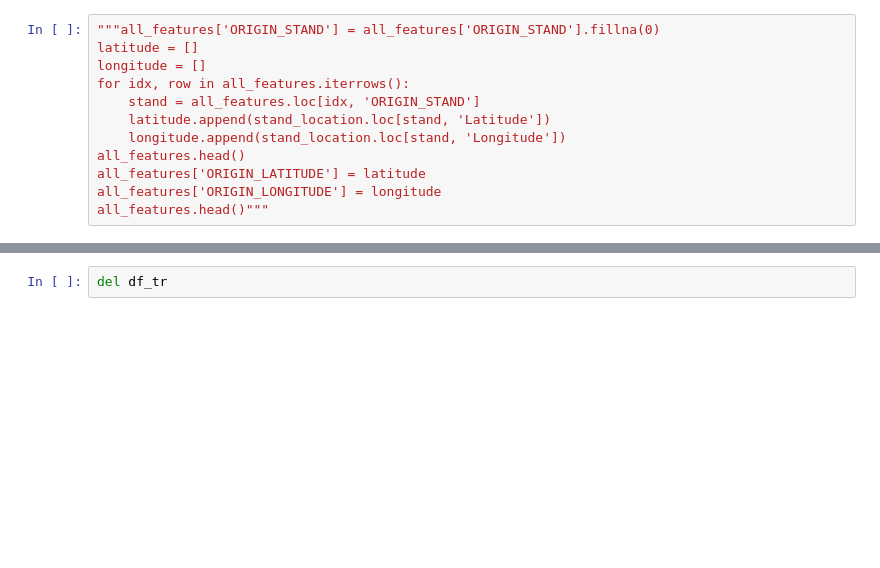
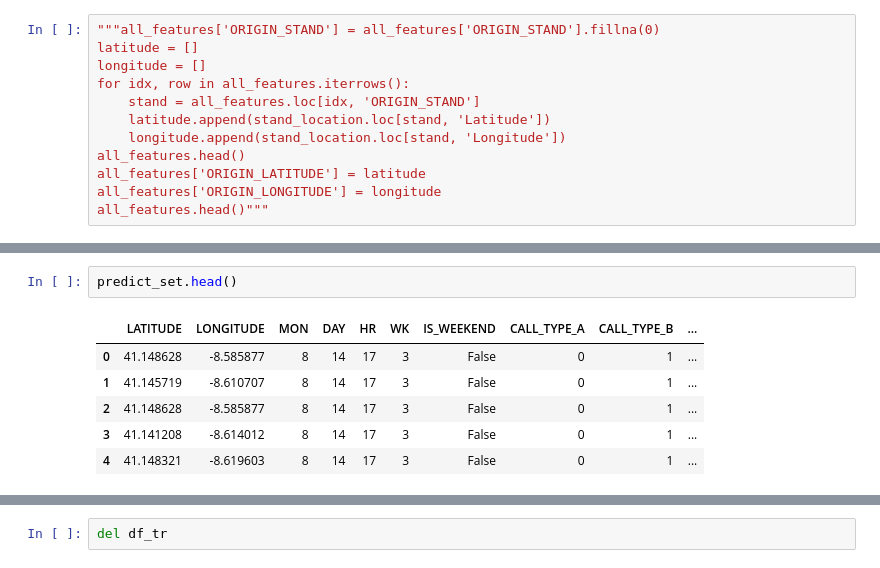
Before and after one commit to Henri-XYu02/CSE151B-project, a Jupyter notebook: Code/Feature Engineering.ipynb, the cells around one changed output, grey strips where cells are left out. Saved outputs shown, nothing was run; the diff lists cells and outputs as text; blank space fills up the shorter version.

```diff
--- a/Code/Feature Engineering.ipynb
+++ b/Code/Feature Engineering.ipynb
@@ -195 +239,10 @@ df_tr.head()
+# %%
+predict_set.head()
+# %% [output]
+|  | LATITUDE | LONGITUDE | MON | DAY | HR | WK | IS_WEEKEND | CALL_TYPE_A | CALL_TYPE_B | ... |
+| 0 | 41.148628 | -8.585877 | 8 | 14 | 17 | 3 | False | 0 | 1 | ... |
+| 1 | 41.145719 | -8.610707 | 8 | 14 | 17 | 3 | False | 0 | 1 | ... |
+| 2 | 41.148628 | -8.585877 | 8 | 14 | 17 | 3 | False | 0 | 1 | ... |
+| 3 | 41.141208 | -8.614012 | 8 | 14 | 17 | 3 | False | 0 | 1 | ... |
+| 4 | 41.148321 | -8.619603 | 8 | 14 | 17 | 3 | False | 0 | 1 | ... |
 # %%
```
Also changed, not shown: parts of 33 cells of this notebook, 2 other files.
